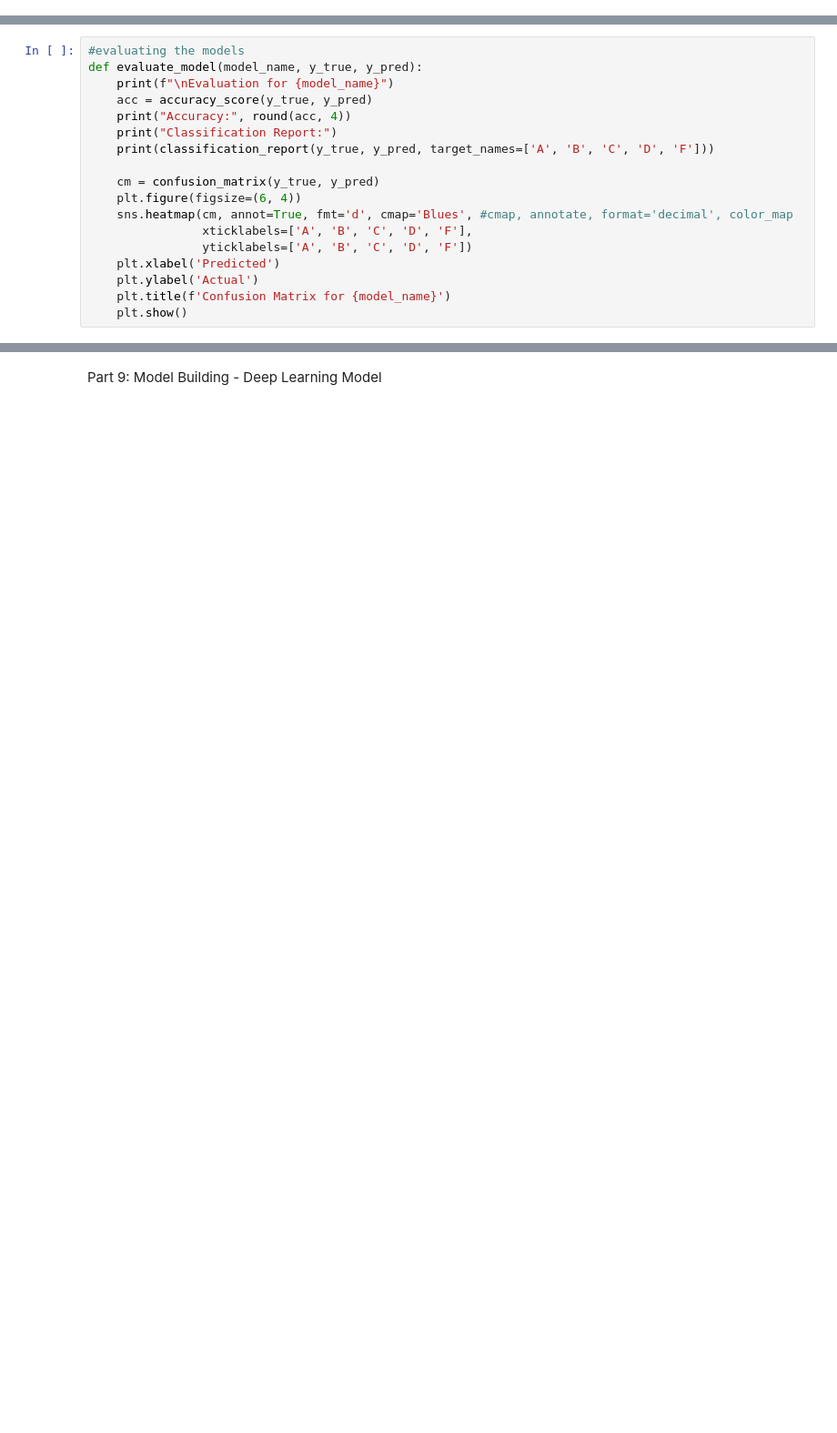
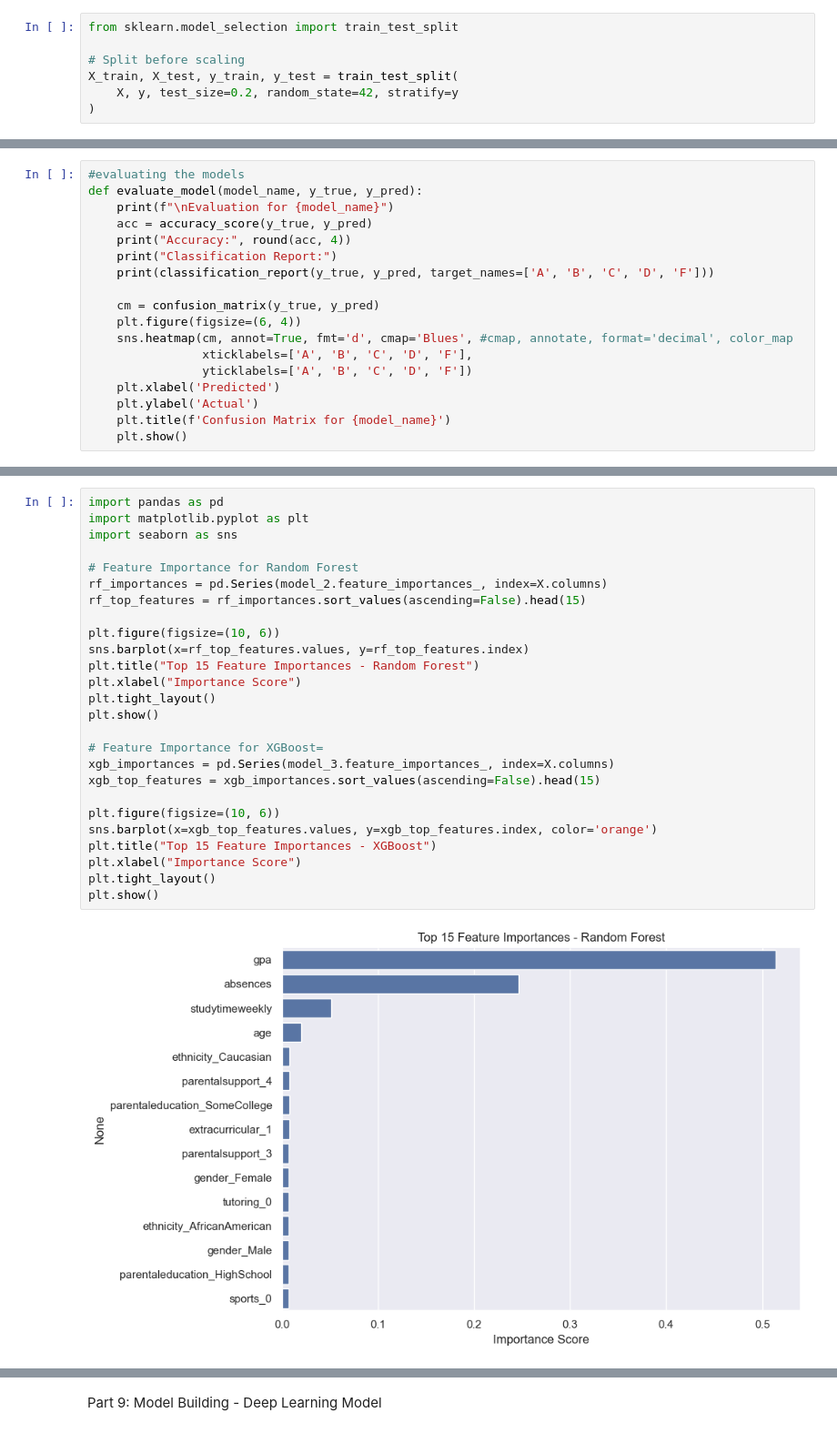
Before and after one commit to AnnMariDB/MLG382-Projects, a Jupyter notebook: MLG382Project1/Group E_MLG382_GuidedProject.ipynb, the cells around one changed output, grey strips where cells are left out. Shown at 91% size. Cells and saved outputs as stored; diff of their text form; blank space fills up the shorter version.

```diff
--- a/MLG382Project1/Group E_MLG382_GuidedProject.ipynb
+++ b/MLG382Project1/Group E_MLG382_GuidedProject.ipynb
@@ -706,3 +700,10 @@ X_train, X_test, y_train, y_test = train_test_split(X, y,
+# %%
+from sklearn.model_selection import train_test_split
+
+# Split before scaling
+X_train, X_test, y_train, y_test = train_test_split(
+    X, y, test_size=0.2, random_state=42, stratify=y
+)
 # %%
 from sklearn.preprocessing import StandardScaler
 import joblib, os
@@ -869,0 +827,28 @@ Deep Learning: 0
+# %%
+import pandas as pd
+import matplotlib.pyplot as plt
+import seaborn as sns
+
+# Feature Importance for Random Forest
+rf_importances = pd.Series(model_2.feature_importances_, index=X.columns)
+rf_top_features = rf_importances.sort_values(ascending=False).head(15)
+
+plt.figure(figsize=(10, 6))
+sns.barplot(x=rf_top_features.values, y=rf_top_features.index)
+plt.title("Top 15 Feature Importances - Random Forest")
+plt.xlabel("Importance Score")
+plt.tight_layout()
+plt.show()
+
+# Feature Importance for XGBoost=
+xgb_importances = pd.Series(model_3.feature_importances_, index=X.columns)
+xgb_top_features = xgb_importances.sort_values(ascending=False).head(15)
+
+plt.figure(figsize=(10, 6))
+sns.barplot(x=xgb_top_features.values, y=xgb_top_features.index, color='orange')
+plt.title("Top 15 Feature Importances - XGBoost")
+plt.xlabel("Importance Score")
+plt.tight_layout()
+plt.show()
+# %% [output]
+[figure, added]
```
Also changed, not shown: parts of 16 cells of this notebook, 11 other files.
